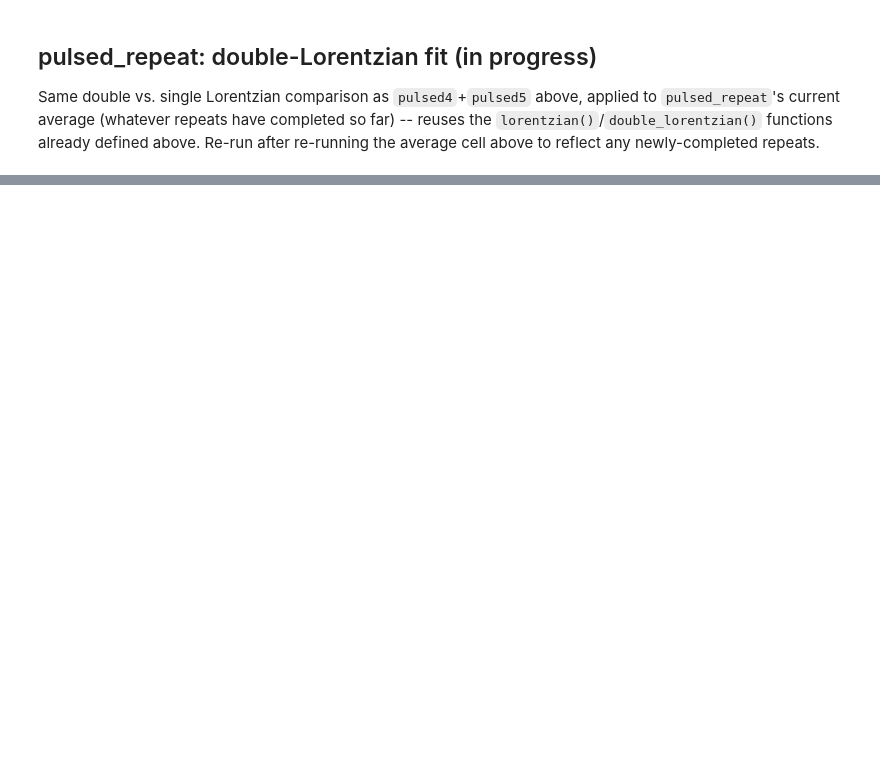
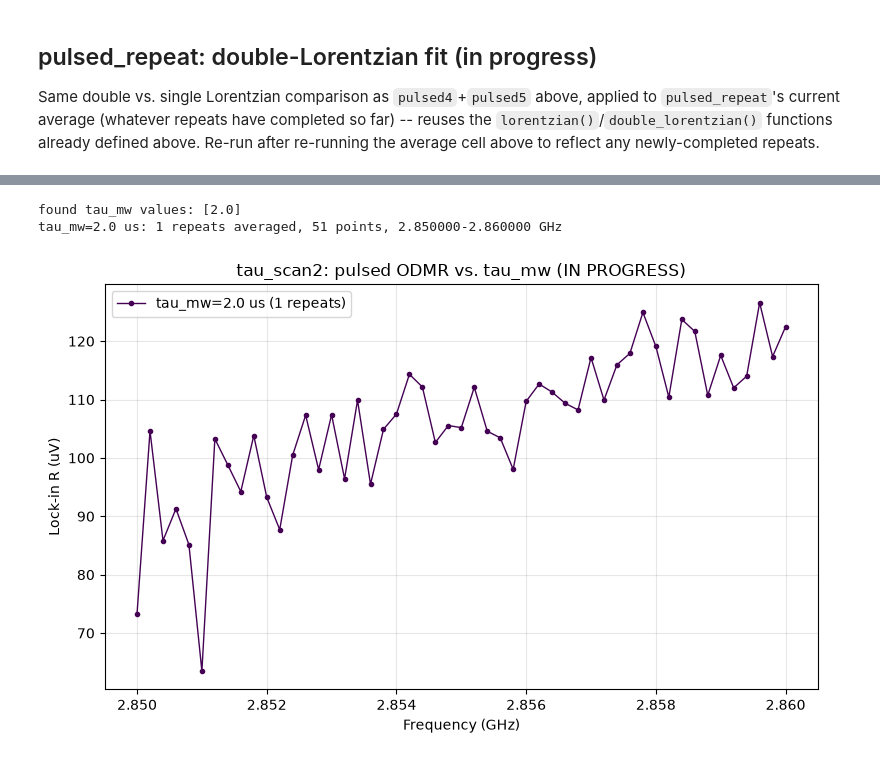
Before and after one commit to meimei2027/diamonds, a Jupyter notebook: experiment/pulsed_odmr_result.ipynb, the cells around one changed output, grey strips where cells are left out. Saved outputs shown, nothing was run; the diff lists cells and outputs as text; code cells hidden in the pictures; blank space fills up the shorter version.

```diff
--- a/experiment/pulsed_odmr_result.ipynb
+++ b/experiment/pulsed_odmr_result.ipynb
@@ -637,0 +760,72 @@ Double Lorentzian preferred (AIC lower by 100.42)
+# %%
+import glob
+import re
+
+name_ts2 = "tau_scan2"
+run_path_ts2 = f"{DATA_DIR}/{name_ts2}"
+
+
+def _tau_tag(tau_mw_us):
+    return f"{tau_mw_us:g}us".replace(".", "p")
+
+
+def _tau_from_tag(tag):
+    return float(tag.replace("p", ".").replace("us", ""))
+
+
+tau_tags_ts2 = sorted(
+    {re.search(rf"_tau([0-9p]+us)_repeat\d+_pulsed_odmr_x\.npy$", p).group(1)
+     for p in glob.glob(f"{run_path_ts2}/{name_ts2}_tau*_repeat*_pulsed_odmr_x.npy")},
+    key=_tau_from_tag,
+)
+print(f"found tau_mw values: {[_tau_from_tag(t) for t in tau_tags_ts2]}")
+
+tau_results_ts2 = {}
+for tag in tau_tags_ts2:
+    tau_mw_us = _tau_from_tag(tag)
+    prefix_glob = f"{run_path_ts2}/{name_ts2}_tau{tag}"
+
+    repeat_indices = sorted(
+        int(re.search(r"_repeat(\d+)_pulsed_odmr_x\.npy$", p).group(1))
+        for p in glob.glob(f"{prefix_glob}_repeat*_pulsed_odmr_x.npy")
+    )
+
+    freqs_ref = None
+    xs, ys = [], []
+    for i in repeat_indices:
+        prefix = f"{prefix_glob}_repeat{i}"
+        freqs_i = np.load(f"{prefix}_pulsed_odmr_freqs_hz.npy")
+        if freqs_ref is None:
+            freqs_ref = freqs_i
+        elif len(freqs_i) != len(freqs_ref) or not np.allclose(freqs_i, freqs_ref):
+            print(f"  tau={tau_mw_us} us, repeat{i}: freqs_hz grid mismatch -- excluded")
+            continue
+        xs.append(np.load(f"{prefix}_pulsed_odmr_x.npy"))
+        ys.append(np.load(f"{prefix}_pulsed_odmr_y.npy"))
+
+    x_avg = np.mean(xs, axis=0)
+    y_avg = np.mean(ys, axis=0)
+    r_avg = np.sqrt(x_avg**2 + y_avg**2)
+    tau_results_ts2[tau_mw_us] = dict(freqs_hz=freqs_ref, r=r_avg, n_repeats=len(xs))
+    print(f"tau_mw={tau_mw_us} us: {len(xs)} repeats averaged, "
+          f"{len(freqs_ref)} points, {freqs_ref.min()/1e9:.6f}-{freqs_ref.max()/1e9:.6f} GHz")
+
+fig, ax = plt.subplots(figsize=(8, 5))
+tau_values_ts2 = sorted(tau_results_ts2)
+colors = plt.cm.viridis(np.linspace(0, 0.85, max(len(tau_values_ts2), 1)))
+for tau_mw_us, color in zip(tau_values_ts2, colors):
+    d = tau_results_ts2[tau_mw_us]
+    ax.plot(d["freqs_hz"] / 1e9, d["r"] * 1e6, "o-", ms=3, lw=1, color=color,
+            label=f"tau_mw={tau_mw_us} us ({d['n_repeats']} repeats)")
+
+ax.set_xlabel("Frequency (GHz)")
+ax.set_ylabel("Lock-in R (uV)")
+ax.set_title(f"{name_ts2}: pulsed ODMR vs. tau_mw (IN PROGRESS)")
+ax.legend()
+ax.grid(alpha=0.3)
+plt.tight_layout()
+plt.show()
+# %% [output]
+found tau_mw values: [2.0]
+tau_mw=2.0 us: 1 repeats averaged, 51 points, 2.850000-2.860000 GHz
+[figure, added]
```
Also changed, not shown: parts of 24 cells of this notebook, 6 other files.
